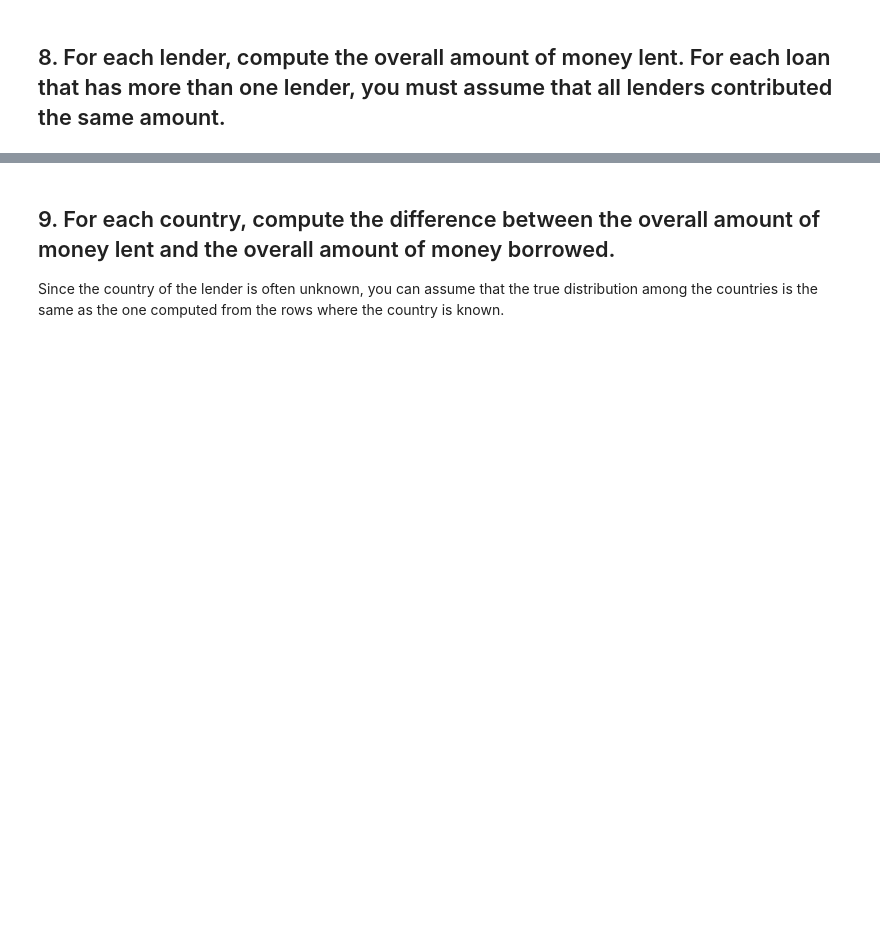
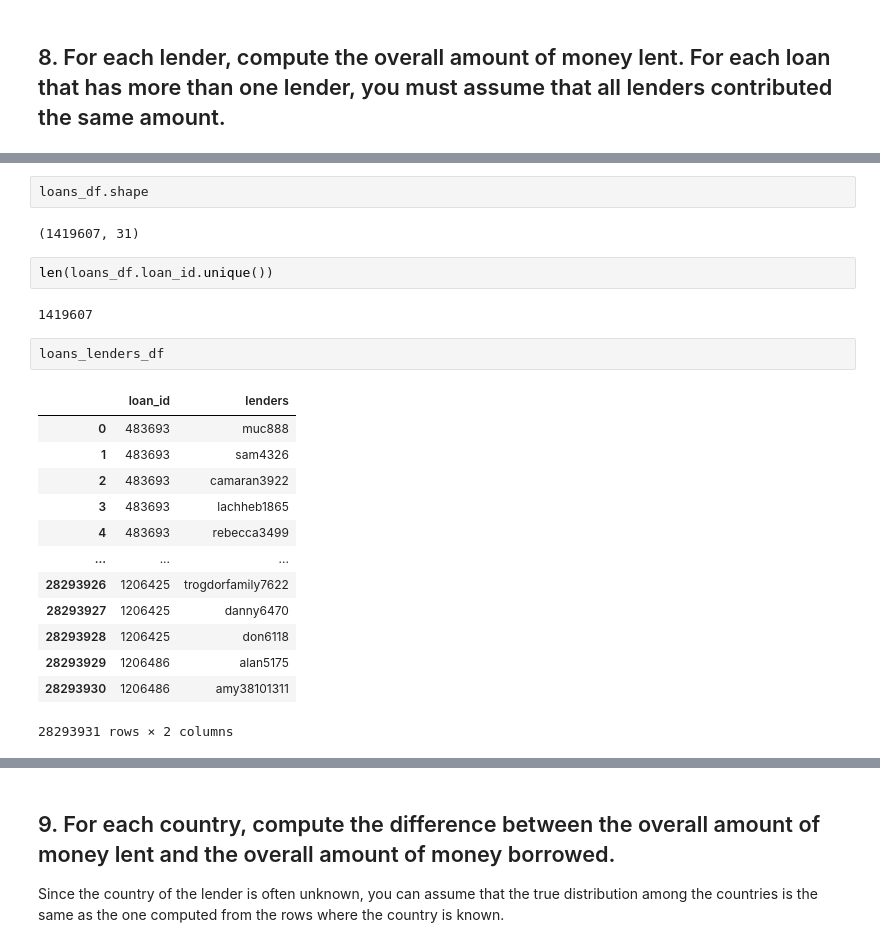
Before and after one commit to hechmik/foundations_of_cs, a Jupyter notebook: Project.ipynb, the cells around one changed output, grey strips where cells are left out. Cells and saved outputs as stored; diff of their text form; blank space fills up the shorter version.

```diff
--- a/Project.ipynb
+++ b/Project.ipynb
@@ -577,0 +588,24 @@ money_borrowed_year_perc
+# %%
+loans_df.shape
+# %% [output]
+(1419607, 31)
+# %%
+len(loans_df.loan_id.unique())
+# %% [output]
+1419607
+# %%
+loans_lenders_df
+# %% [output]
+|  | loan_id | lenders |
+| 0 | 483693 | muc888 |
+| 1 | 483693 | sam4326 |
+| 2 | 483693 | camaran3922 |
+| 3 | 483693 | lachheb1865 |
+| 4 | 483693 | rebecca3499 |
+| ... | ... | ... |
+| 28293926 | 1206425 | trogdorfamily7622 |
+| 28293927 | 1206425 | danny6470 |
+| 28293928 | 1206425 | don6118 |
+| 28293929 | 1206486 | alan5175 |
+| 28293930 | 1206486 | amy38101311 |
+28293931 rows × 2 columns
```
Also changed, not shown: parts of 19 cells of this notebook.
